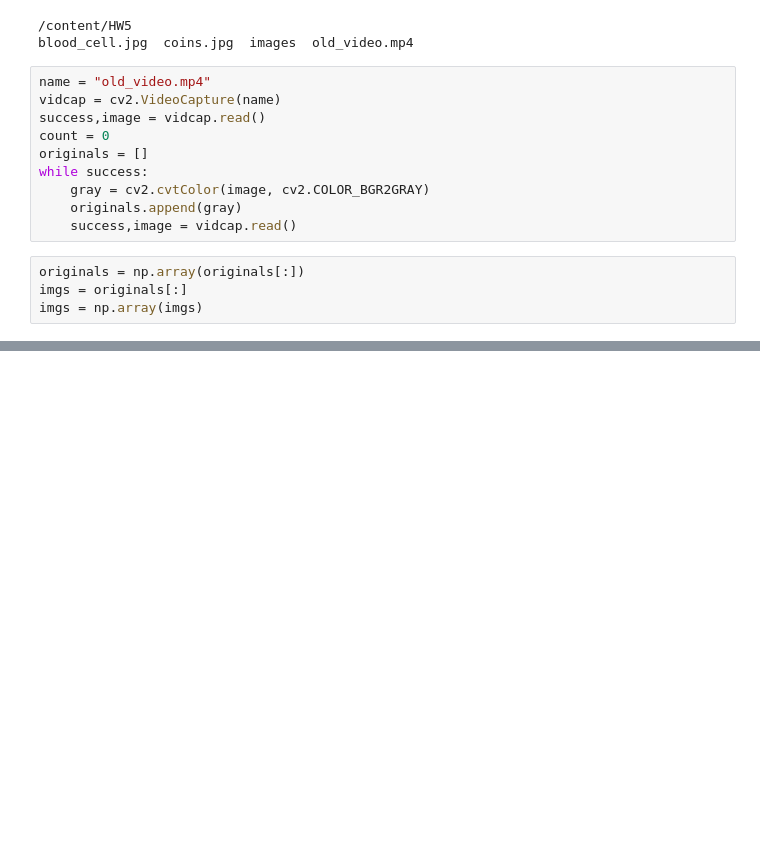
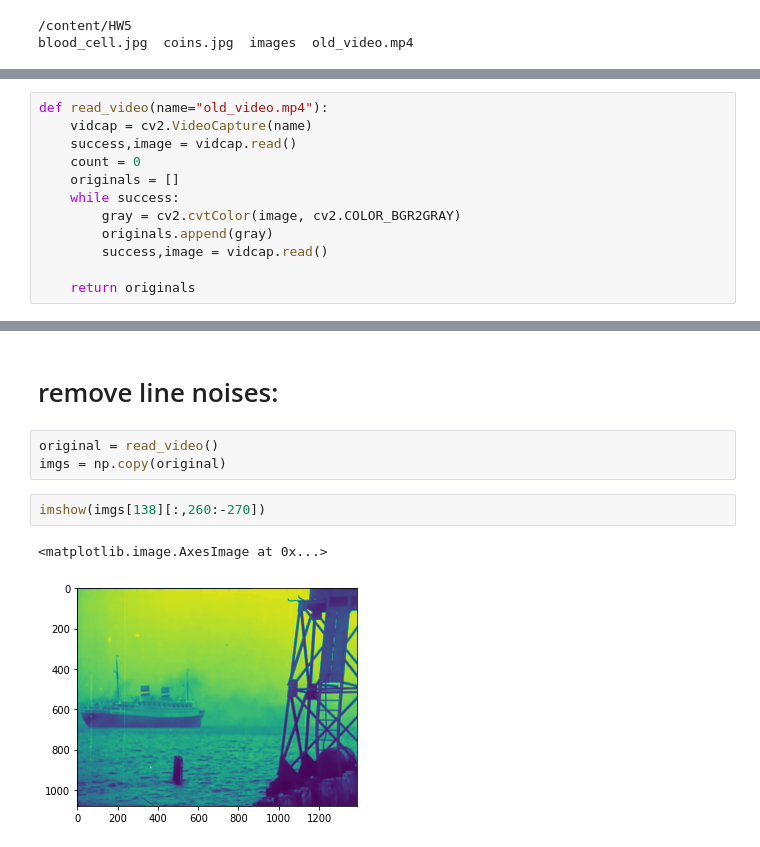
Before and after one commit to aSafarpoor/DIP, a Jupyter notebook: DIP_HW5_Q4.ipynb, the cells around one changed output, grey strips where cells are left out. Saved outputs shown, nothing was run; the diff lists cells and outputs as text; blank space fills up the shorter version.

```diff
--- a/DIP_HW5_Q4.ipynb
+++ b/DIP_HW5_Q4.ipynb
@@ -59,17 +59,3 @@ zip.extractall()
 # %% [output]
 /content/HW5
 blood_cell.jpg  coins.jpg  images  old_video.mp4
-# %%
-name = "old_video.mp4"
-vidcap = cv2.VideoCapture(name)
-success,image = vidcap.read()
-count = 0
-originals = []
-while success:
-    gray = cv2.cvtColor(image, cv2.COLOR_BGR2GRAY)
-    originals.append(gray)
-    success,image = vidcap.read()
-# %%
-originals = np.array(originals[:])
-imgs = originals[:]
-imgs = np.array(imgs)
@@ -185,0 +83,12 @@ clip.write_videofile('aaa.mp4')
+# %%
+def read_video(name="old_video.mp4"):
+    vidcap = cv2.VideoCapture(name)
+    success,image = vidcap.read()
+    count = 0
+    originals = []
+    while success:
+        gray = cv2.cvtColor(image, cv2.COLOR_BGR2GRAY)
+        originals.append(gray)
+        success,image = vidcap.read()
+
+    return originals
@@ -185,0 +116,10 @@ clip.write_videofile('aaa.mp4')
+# %% [markdown]
+# remove line noises:
+# %%
+original = read_video()
+imgs = np.copy(original)
+# %%
+imshow(imgs[138][:,260:-270])
+# %% [output]
+<matplotlib.image.AxesImage at 0x...>
+[figure, added]
```
Also changed, not shown: parts of 47 cells of this notebook.
